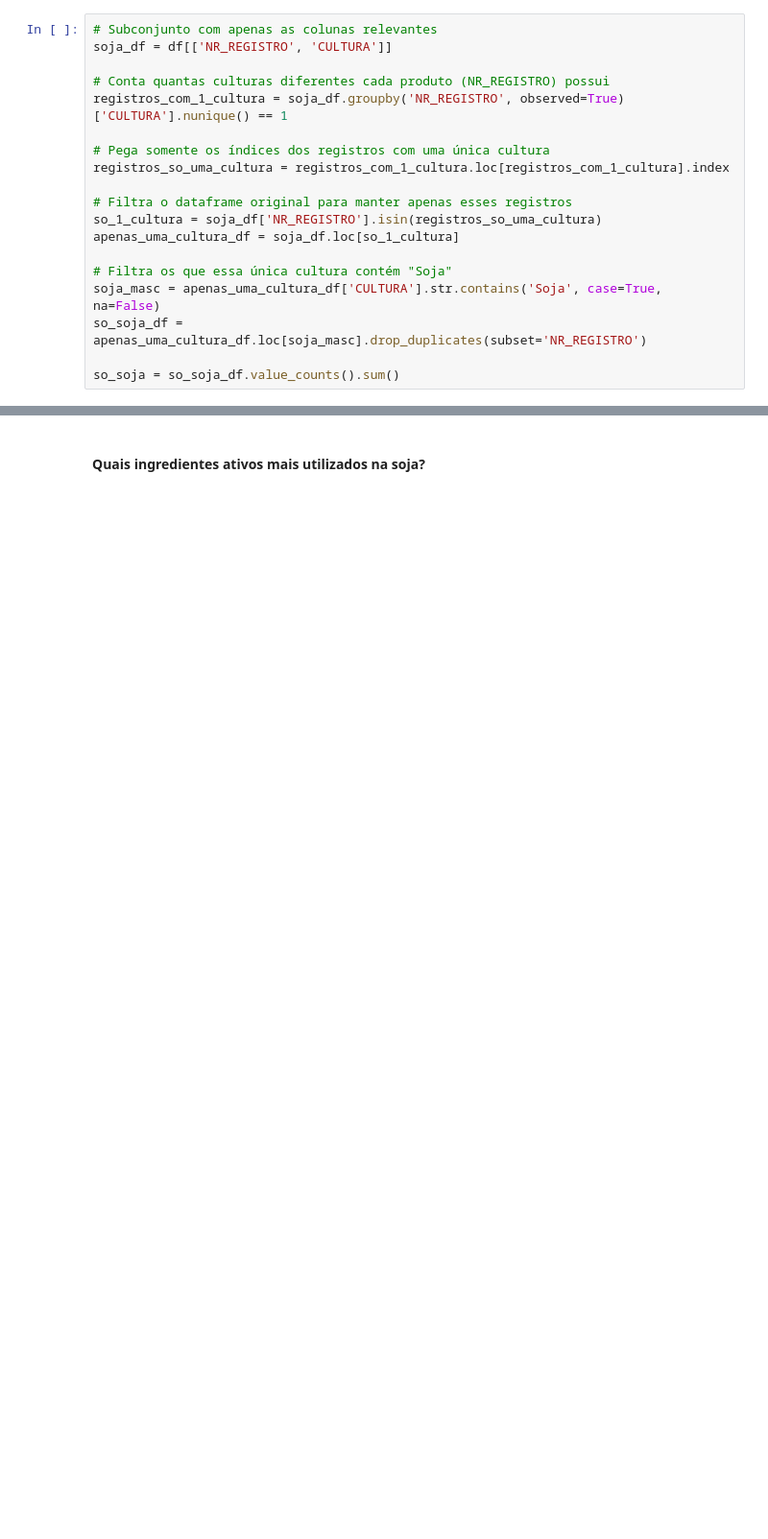
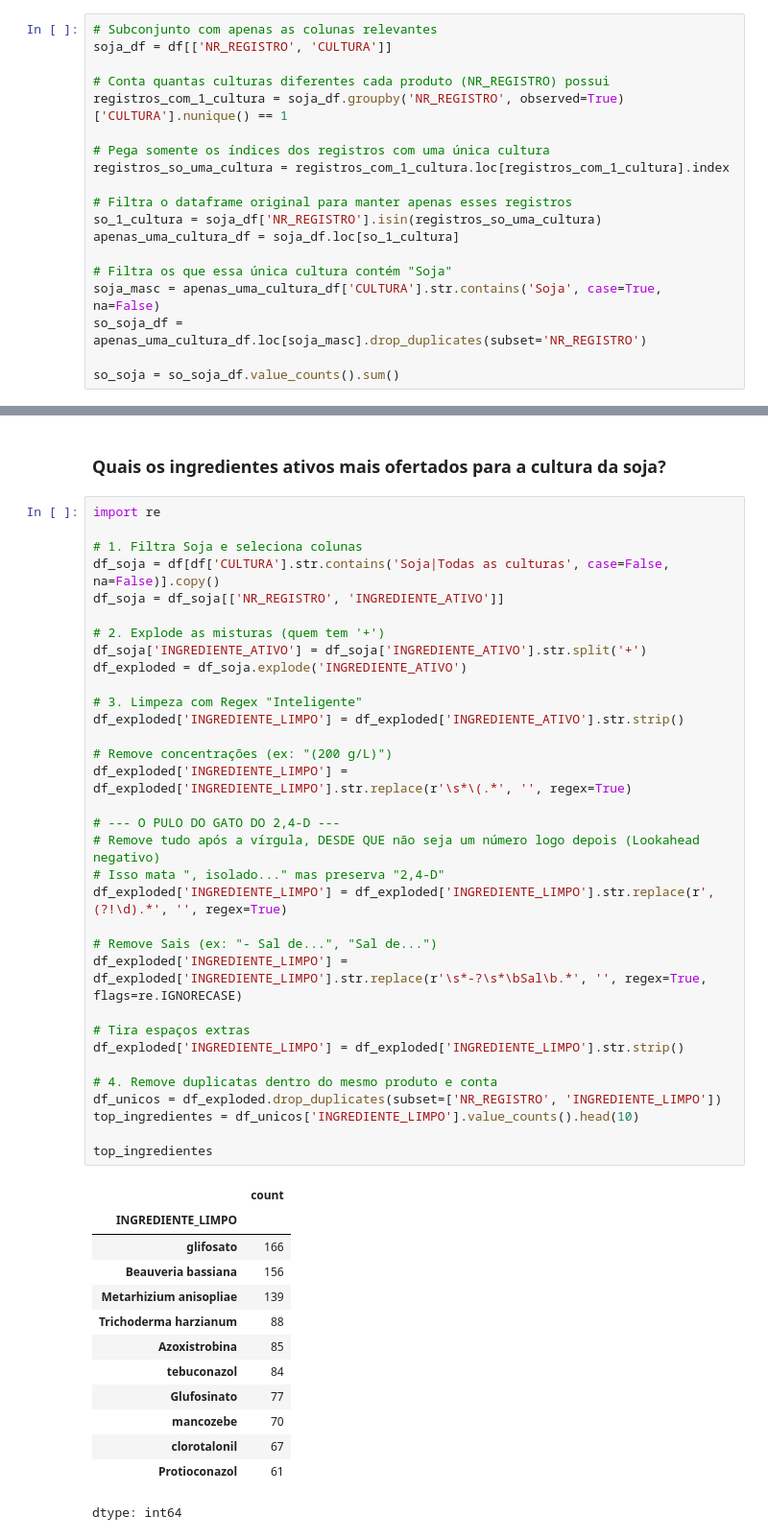
Before and after one commit to luan-vsd/Analise-Agrofit, a Jupyter notebook: notebooks/agrofit.ipynb, the cells around one changed output, grey strips where cells are left out. Shown at 96% size. Drawn from its saved outputs; the diff is of its cells as text; blank space fills up the shorter version.

```diff
--- a/notebooks/agrofit.ipynb
+++ b/notebooks/agrofit.ipynb
@@ -968,4 +973,51 @@ E ao analisarmos somente os produtos **exclusivamente** utilizados na cultura da
 
 ---
-# %% [markdown]
-#### Quais ingredientes ativos mais utilizados na soja?
+# %% [markdown]
+### Quais os ingredientes ativos mais ofertados para a cultura da soja?
+# %%
+import re
+
+# 1. Filtra Soja e seleciona colunas
+df_soja = df[df['CULTURA'].str.contains('Soja|Todas as culturas', case=False, na=False)].copy()
+df_soja = df_soja[['NR_REGISTRO', 'INGREDIENTE_ATIVO']]
+
+# 2. Explode as misturas (quem tem '+')
+df_soja['INGREDIENTE_ATIVO'] = df_soja['INGREDIENTE_ATIVO'].str.split('+')
+df_exploded = df_soja.explode('INGREDIENTE_ATIVO')
+
+# 3. Limpeza com Regex "Inteligente"
+df_exploded['INGREDIENTE_LIMPO'] = df_exploded['INGREDIENTE_ATIVO'].str.strip()
+
+# Remove concentrações (ex: "(200 g/L)")
+df_exploded['INGREDIENTE_LIMPO'] = df_exploded['INGREDIENTE_LIMPO'].str.replace(r'\s*\(.*', '', regex=True)
+
+# --- O PULO DO GATO DO 2,4-D ---
+# Remove tudo após a vírgula, DESDE QUE não seja um número logo depois (Lookahead negativo)
+# Isso mata ", isolado..." mas preserva "2,4-D"
+df_exploded['INGREDIENTE_LIMPO'] = df_exploded['INGREDIENTE_LIMPO'].str.replace(r',(?!\d).*', '', regex=True)
+
+# Remove Sais (ex: "- Sal de...", "Sal de...")
+df_exploded['INGREDIENTE_LIMPO'] = df_exploded['INGREDIENTE_LIMPO'].str.replace(r'\s*-?\s*\bSal\b.*', '', regex=True, flags=re.IGNORECASE)
+
+# Tira espaços extras
+df_exploded['INGREDIENTE_LIMPO'] = df_exploded['INGREDIENTE_LIMPO'].str.strip()
+
+# 4. Remove duplicatas dentro do mesmo produto e conta
+df_unicos = df_exploded.drop_duplicates(subset=['NR_REGISTRO', 'INGREDIENTE_LIMPO'])
+top_ingredientes = df_unicos['INGREDIENTE_LIMPO'].value_counts().head(10)
+
+top_ingredientes
+# %% [output]
+|  | count |
+| INGREDIENTE_LIMPO |  |
+| glifosato | 166 |
+| Beauveria bassiana | 156 |
+| Metarhizium anisopliae | 139 |
+| Trichoderma harzianum | 88 |
+| Azoxistrobina | 85 |
+| tebuconazol | 84 |
+| Glufosinato | 77 |
+| mancozebe | 70 |
+| clorotalonil | 67 |
+| Protioconazol | 61 |
+dtype: int64
```
Also changed, not shown: parts of 34 cells of this notebook, 1 other file.
